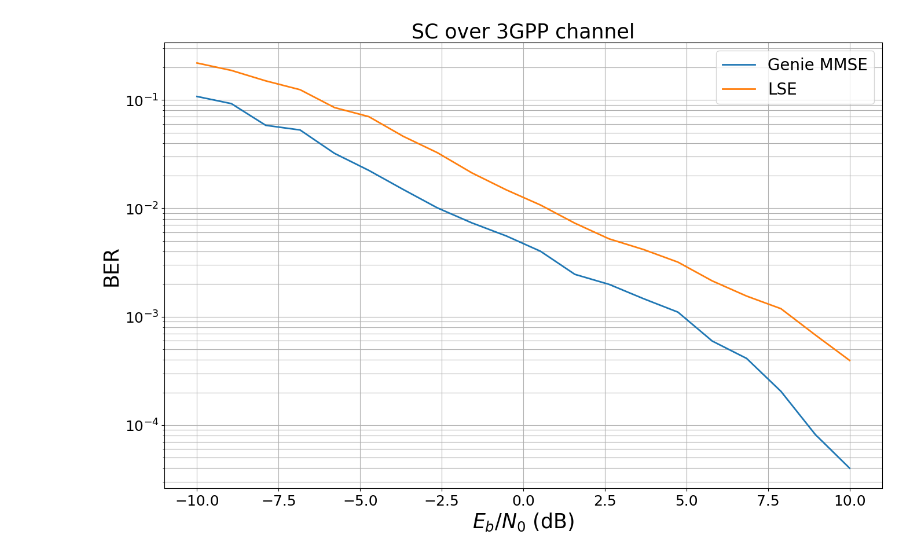
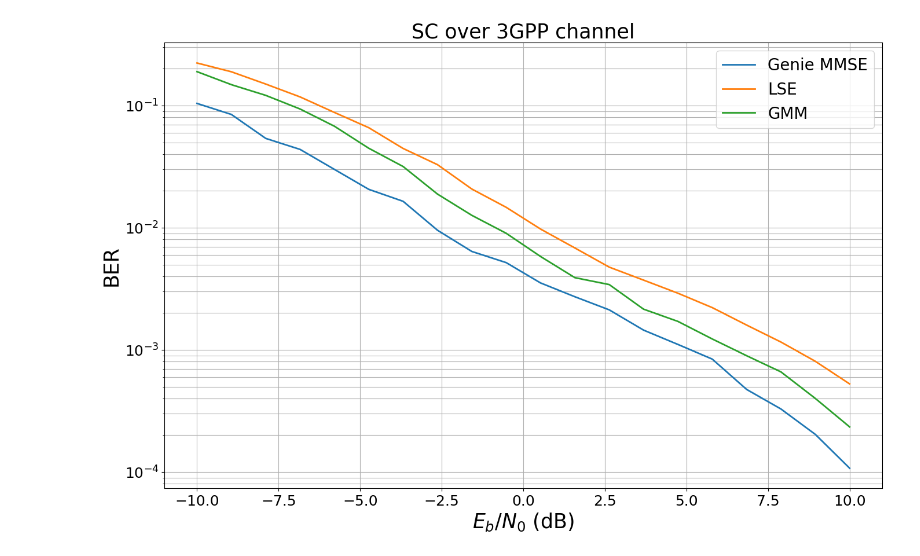
Before and after one commit to Fabian-Gruber/ip-sionna, a Jupyter notebook: notebooks/simo_simulation.ipynb, the cells around one changed output. Drawn from its saved outputs; the diff is of its cells as text; code cells hidden in the pictures.

Commit message:
feat: Update equalizer and estimator classes, implement GMM model training samples and estimator

```diff
--- a/notebooks/simo_simulation.ipynb
+++ b/notebooks/simo_simulation.ipynb
@@ -958,15 +2099,29 @@ Skipping registering GPU devices...
 # %%
 num_bits_per_symbol = 2
-block_length = 128
+block_length = 256
 ebno_db_min = -10.0 # Minimum value of Eb/N0 [dB] for simulations
 ebno_db_max = 10.0 # Maximum value of Eb/N0 [dB] for simulations
-batch_size = 128 # How many examples are processed by Sionna in parallel
+batch_size = 500 # How many examples are processed by Sionna in parallel
 n_coherence = 1
 n_antennas = 32
-
-uncoded_mmse_model = end2endModel(num_bits_per_symbol=num_bits_per_symbol, block_length=block_length, n_coherence=n_coherence, n_antennas=n_antennas, genie_estimator=True)
+training_batch_size = 100000
+covariance_type = 'circulant'
+n_gmm_components = 32
+estimator = 'gmm'
 
 ber_plots = sn.utils.PlotBER("SC over 3GPP channel")
+
+uncoded_mmse_model = end2endModel(
+    num_bits_per_symbol=num_bits_per_symbol,
+    block_length=block_length,
+    n_coherence=n_coherence,
+    n_antennas=n_antennas,
+    training_batch_size=training_batch_size,
+    covariance_type=covariance_type,
+    n_gmm_components=n_gmm_components,
+    estimator='mmse'
+)
+
 ber_plots.simulate(
     uncoded_mmse_model,
     ebno_dbs=np.linspace(ebno_db_min, ebno_db_max, 20),
@@ -978,7 +2133,16 @@ ber_plots.simulate(
     show_fig=False
 )
 
-uncoded_ls_model = end2endModel(num_bits_per_symbol=num_bits_per_symbol, block_length=block_length, n_coherence=n_coherence, n_antennas=n_antennas, genie_estimator=False)
+uncoded_ls_model = end2endModel(
+    num_bits_per_symbol=num_bits_per_symbol,
+    block_length=block_length,
+    n_coherence=n_coherence,
+    n_antennas=n_antennas,
+    training_batch_size=training_batch_size,
+    covariance_type=covariance_type,
+    n_gmm_components=n_gmm_components,
+    estimator='ls'
+)
 
 ber_plots.simulate(
     uncoded_ls_model,
@@ -991,5 +2155,27 @@ ber_plots.simulate(
     show_fig=False
 )
 
+uncoded_gmm_model = end2endModel(
+    num_bits_per_symbol=num_bits_per_symbol,
+    block_length=block_length,
+    n_coherence=n_coherence,
+    n_antennas=n_antennas,
+    training_batch_size=training_batch_size,
+    covariance_type=covariance_type,
+    n_gmm_components=n_gmm_components,
+    estimator='gmm'
+)
+
+ber_plots.simulate(
+    uncoded_gmm_model,
+    ebno_dbs=np.linspace(ebno_db_min, ebno_db_max, 20),
+    batch_size=batch_size,
+    num_target_block_errors=100, # simulate until 100 block errors occured
+    legend="GMM",
+    soft_estimates=True,
+    max_mc_iter=100, # run 100 Monte-Carlo simulations (each with batch_size samples)
+    show_fig=False
+)
+
 ber_plots()
 # %% [output]
@@ -1013 +2199 @@ EbNo [dB] |        BER |       BLER |  bit errors |    num bits | block errors |
-[figure, old version]
+[figure, new version]
```
Also changed, not shown: parts of 8 cells of this notebook, 8 other files.
